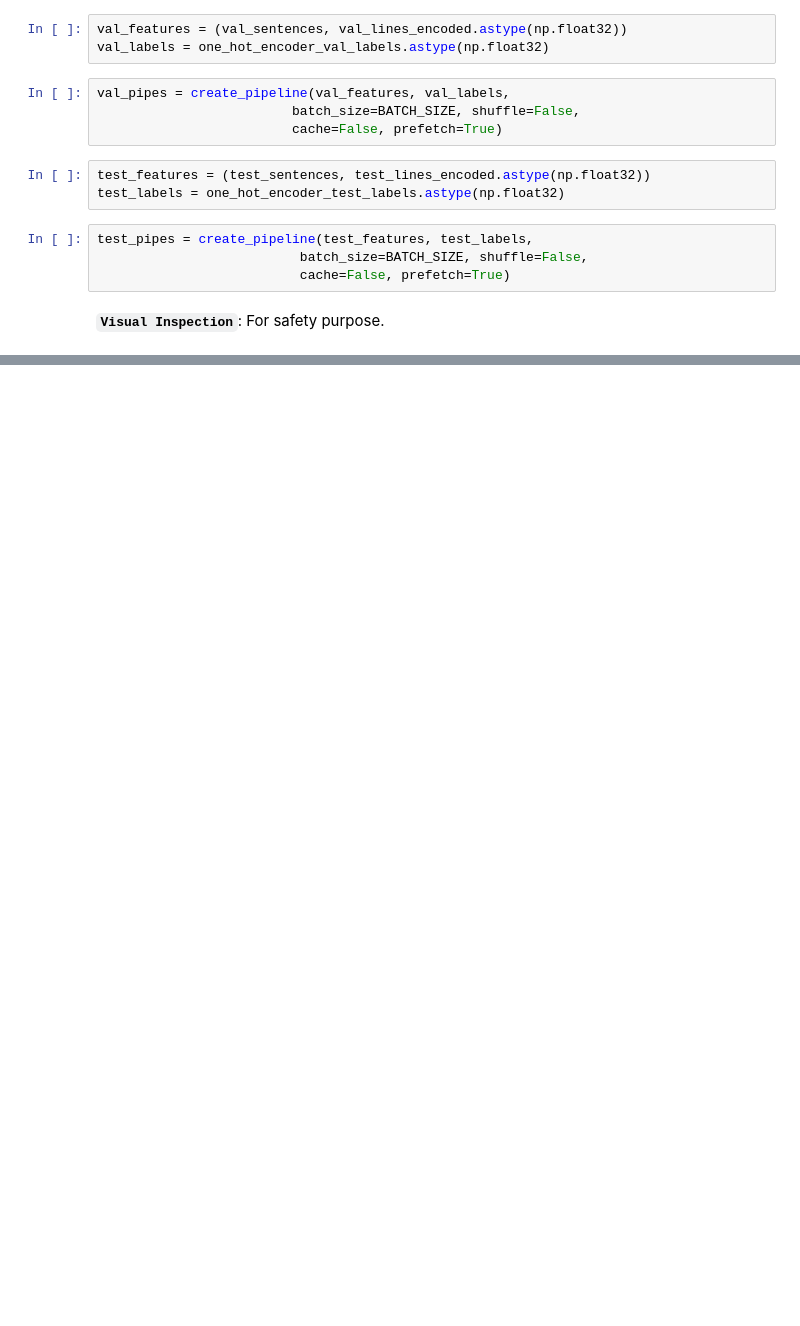
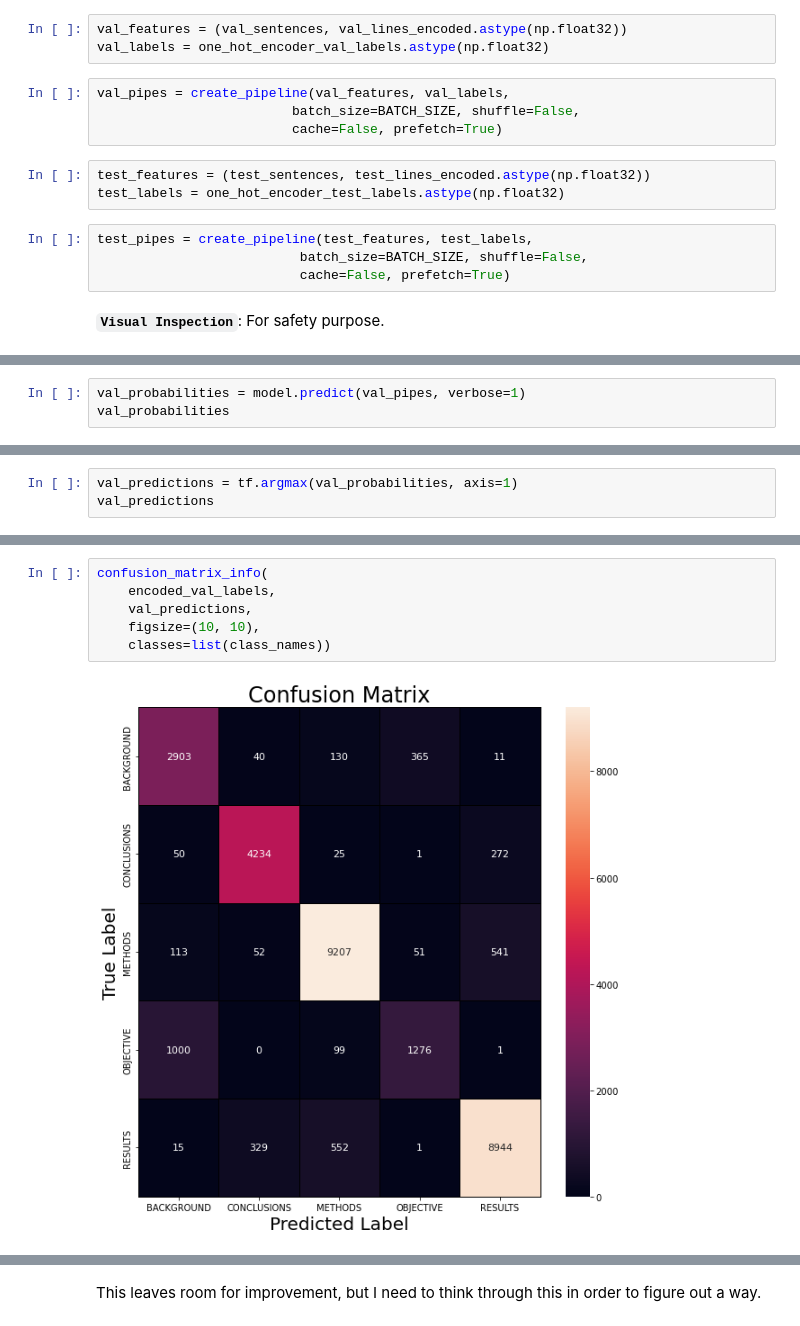
Before and after one commit to nocdoggo/PubMed_Seg_Fine_Tuning, a Jupyter notebook: 01_Data_Loader_Cleanser.ipynb, the cells around one changed output, grey strips where cells are left out. Cells and saved outputs as stored; diff of their text form; blank space fills up the shorter version.

```diff
--- a/01_Data_Loader_Cleanser.ipynb
+++ b/01_Data_Loader_Cleanser.ipynb
@@ -1036,0 +1106,3 @@ model_history = train_model(
+# %%
+val_probabilities = model.predict(val_pipes, verbose=1)
+val_probabilities
@@ -1036,0 +1128,3 @@ model_history = train_model(
+# %%
+val_predictions = tf.argmax(val_probabilities, axis=1)
+val_predictions
@@ -1036,0 +1462,8 @@ model_history = train_model(
+# %%
+confusion_matrix_info(
+    encoded_val_labels,
+    val_predictions,
+    figsize=(10, 10),
+    classes=list(class_names))
+# %% [output]
+[figure, added]
@@ -1036,0 +1471,2 @@ model_history = train_model(
+# %% [markdown]
+This leaves room for improvement, but I need to think through this in order to figure out a way.
```
Also changed, not shown: parts of 107 cells of this notebook, 6 other files.
